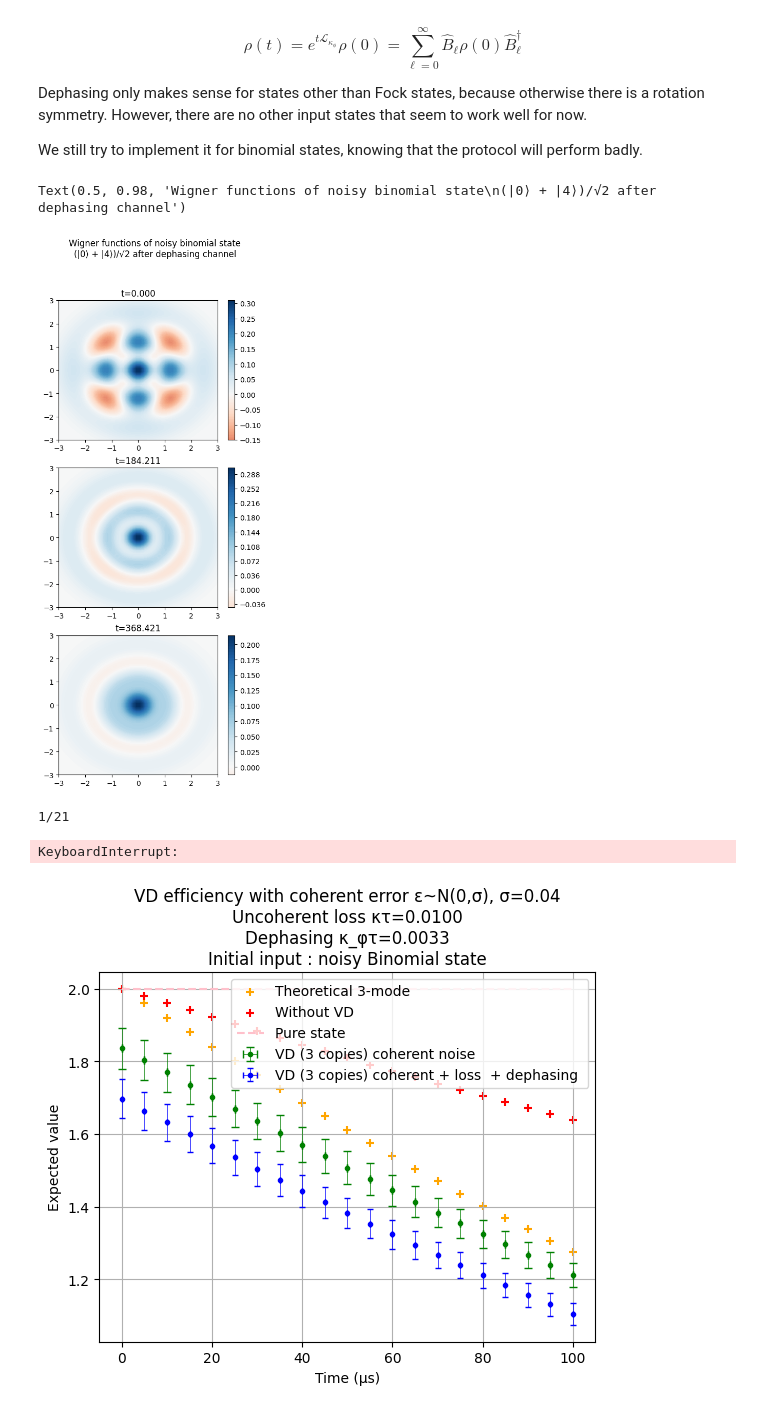
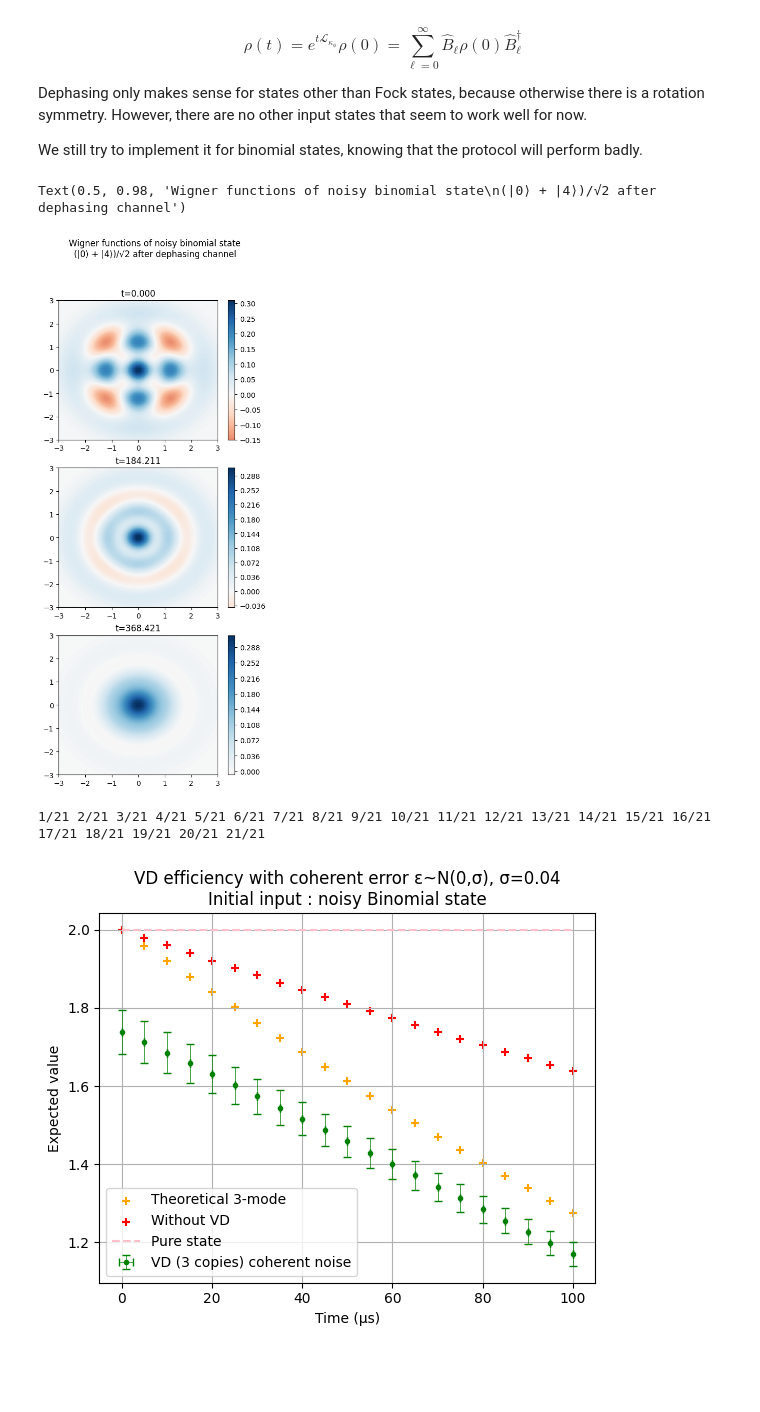
Before and after one commit to lfinocchiaro/virtual-distillation, a Jupyter notebook: virtual_distillation.ipynb, the cells around one changed output. Cells and saved outputs as stored; diff of their text form; code cells hidden in the pictures; blank space fills up the shorter version.

Commit message:
Added possibility of different losses in each mode

```diff
--- a/virtual_distillation.ipynb
+++ b/virtual_distillation.ipynb
@@ -171,7 +197,7 @@ ax.bar(np.arange(N), np.abs(np.diag(noisy_binomial_list[-1])))
 # %%
 if RUN_BINOM:
     result_binomial, result_binomial_loss,result_binomial_th = perform_protocol(N, noisy_binomial_list,
-                                                                        F_list, losses=False)
+                                                                        F_list, losses=None)
 # %%
 if RUN_BINOM:
     plot_all(t_list, result_binomial, result_binomial_loss,
@@ -282,4 +308,4 @@ noisy_gkp_list = create_states(N, t_list_gkp, rho_gkp, kappa)
 
 if RUN_GKP:
     result_gkp, result_gkp_loss, result_gkp_th = perform_protocol(N,noisy_gkp_list, F_list[:10],
-                                                                  [1,3], losses=False, print_progression=True)
+                                                                  [1,3], losses=None, print_progression=True)
@@ -308,7 +336,7 @@ Dephasing only makes sense for states other than Fock states, because otherwise
 
 We still try to implement it for binomial states, knowing that the protocol will perform badly.
 # %%
-N = 11
+#N = 9
 t_list_dephase = np.linspace(0, 500, 20)
 rho_0 = qutip.ket2dm((qutip.fock(N, 0) + qutip.fock(N,4)).unit())
 rho_list_dephase = create_states_dephasing(N, t_list_dephase, rho_0, kappa)
@@ -323,25 +351,30 @@ f.suptitle("Wigner functions of noisy binomial state\n(|0⟩ + |4⟩)/√2 after
 #f.suptitle("Wigner functions of noisy Fock state |2⟩ after dephasing channel")
 # %% [output]
 Text(0.5, 0.98, 'Wigner functions of noisy binomial state\n(|0⟩ + |4⟩)/√2 after dephasing channel')
-[figure, old version]
+[figure, new version]
 # %%
 if RUN_BINOM:
     uncoherent_t_loss = 5 # μs
     kappaphi = kappa/3
     noisy_binomial_list = create_states(N, t_list, rho_binomial, kappa)
     result_binomial, result_binomial_loss, result_binomial_th = perform_protocol(N, noisy_binomial_list,
-            F_list, [3,1], losses=True, losses_gamma=kappa*uncoherent_t_loss,
-            dephasing=True, dephasing_gamma=kappaphi*uncoherent_t_loss,
+            F_list, [3,1],
+            losses=None,
+            #losses="single", losses_gamma=kappa*uncoherent_t_loss,
+            dephasing=None,
+            #dephasing="single", dephasing_gamma=kappaphi*uncoherent_t_loss,
             print_progression = True)
 # %% [output]
-1/21
+1/21 2/21 3/21 4/21 5/21 6/21 7/21 8/21 9/21 10/21 11/21 12/21 13/21 14/21 15/21 16/21 17/21 18/21 19/21 20/21 21/21
-KeyboardInterrupt:
 # %%
 if RUN_BINOM:
     plot_all(t_list, result_binomial, result_binomial_loss, [(result_binomial_th[0], "Theoretical 3-mode"),
                         (result_binomial_th[1], "Without VD")], None, "Binomial state",
-                        eps_std=eps_std, gamma_loss=kappa*uncoherent_t_loss,
-                         gamma_dephasing=kappaphi*uncoherent_t_loss,
-                           show_only_th=False)
+                        eps_std=eps_std,
+                        gamma_loss=None,
+                        #kappa*uncoherent_t_loss,
+                        gamma_dephasing=None,
+                        # kappaphi*uncoherent_t_loss,
+                        show_only_th=False)
 # %% [output]
-[figure, old version]
+[figure, new version]
```
Also changed, not shown: parts of 18 cells of this notebook, 1 other file.
